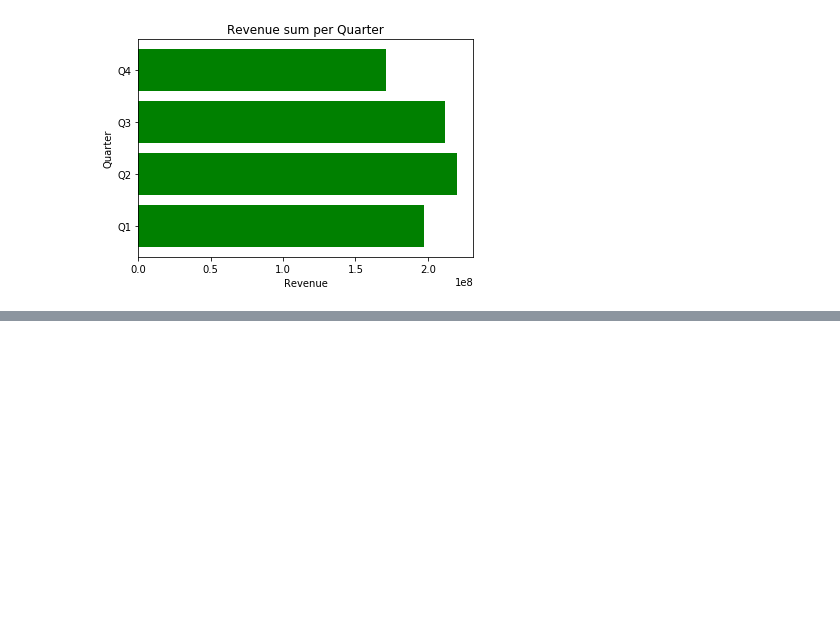
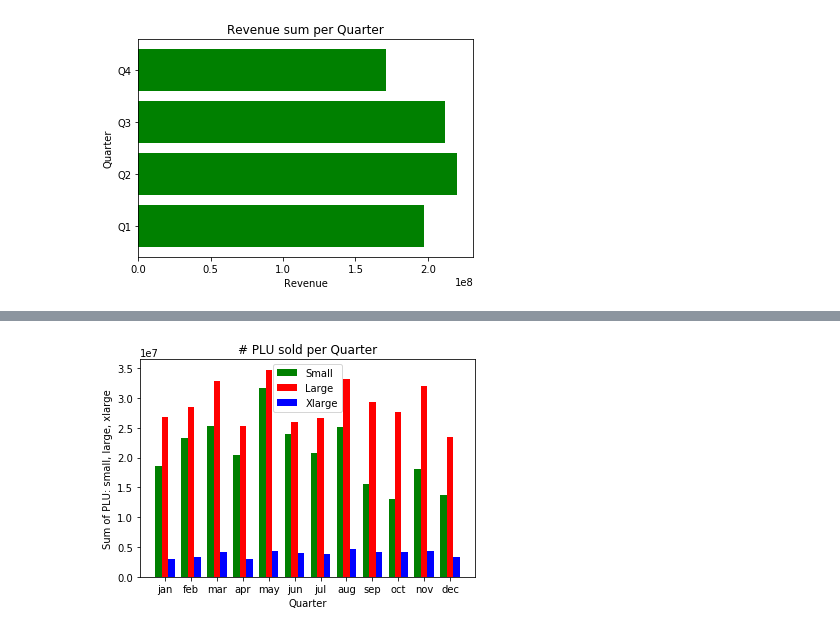
Before and after one commit to NicolaLarosa/AvocadoPrices, a Jupyter notebook: Prices/avocado_prices_eda.ipynb, the cells around one changed output, grey strips where cells are left out. Saved outputs shown, nothing was run; the diff lists cells and outputs as text; code cells hidden in the pictures; blank space fills up the shorter version.

```diff
--- a/Prices/avocado_prices_eda.ipynb
+++ b/Prices/avocado_prices_eda.ipynb
@@ -105,0 +157,22 @@ plt.show()
+# %%
+ap_r_q_4 = ap.groupby('month', as_index=False).agg({"plu_small": "sum","plu_large" : "sum", "plu_xlarge" : "sum"})
+# %%
+n_groups = 12
+
+index = np.arange(n_groups)
+
+rects1 = plt.bar(index +0.10, ap_r_q_4['plu_small'],0.25, color = 'g', label = 'Small')
+
+rects2 = plt.bar(index + 0.35, ap_r_q_4['plu_large'], 0.25, color = 'r',label = 'Large')
+
+rects3 = plt.bar(index + 0.60, ap_r_q_4['plu_xlarge'], 0.25, color = 'b',label = 'Xlarge')
+
+plt.xlabel('Quarter')
+plt.ylabel('Sum of PLU: small, large, xlarge')
+plt.title('# PLU sold per Quarter')
+plt.xticks(index + 0.35, ('jan','feb','mar','apr','may','jun','jul','aug','sep','oct','nov','dec'))
+plt.legend()
+
+plt.show()
+# %% [output]
+[figure, added]
```
Also changed, not shown: parts of 7 cells of this notebook.
